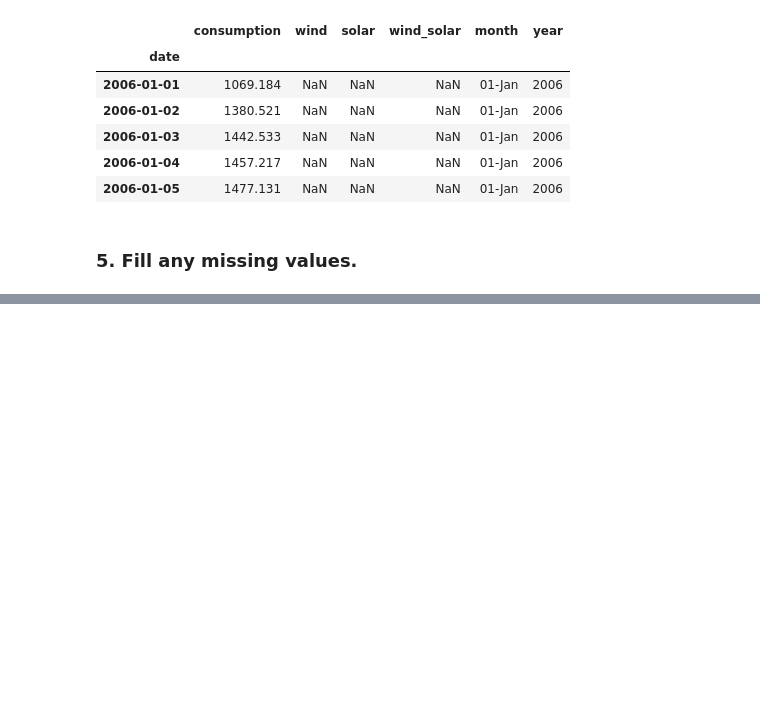
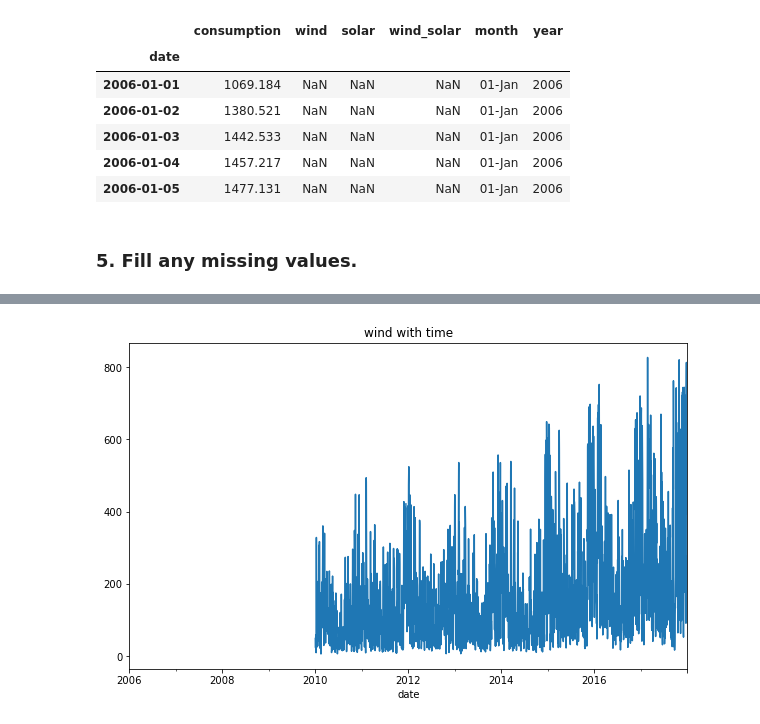
Before and after one commit to patrickamwayi/time-series-exercises, a Jupyter notebook: prepare.ipynb, the cells around one changed output, grey strips where cells are left out. Saved outputs shown, nothing was run; the diff lists cells and outputs as text; code cells hidden in the pictures; blank space fills up the shorter version.

Commit message:
data preparation exercise

```diff
--- a/prepare.ipynb
+++ b/prepare.ipynb
@@ -329,0 +384,6 @@ data.head()
+# %%
+#plot wind pattern
+data.wind.plot(title = "wind with time")
+plt.show()
+# %% [output]
+[figure, added]
```
Also changed, not shown: parts of 24 cells of this notebook.
